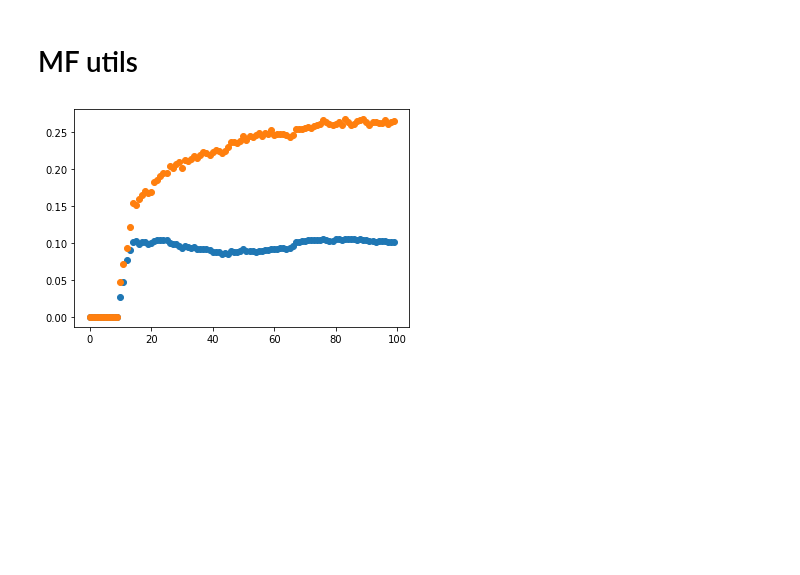
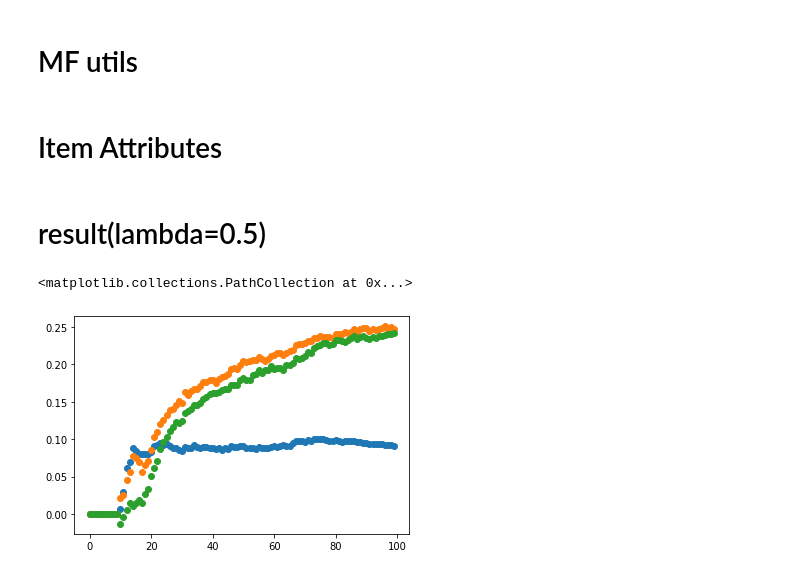
Before and after one commit to r09944035vsfu1/team12_recommendation, a Jupyter notebook: Simulation.ipynb, the cells around one changed output. Cells and saved outputs as stored; diff of their text form; code cells hidden in the pictures; blank space fills up the shorter version.

Commit message:
add calibration to simulation

```diff
--- a/Simulation.ipynb
+++ b/Simulation.ipynb
@@ -35,3 +38,5 @@ def train(user_item_table, bpr=None):
     return bpr
 def mf_neighnorhood(u_id, mf):
     return mf.similar_users(u_id)[1][0]
+# %% [markdown]
+# Item Attributes
@@ -118,5 +242,12 @@ for _ in range(10):
 plt.clf()
 plt.scatter(list(range(100)), np.array(jaccard_list).mean(axis=0)[:,0])
 plt.scatter(list(range(100)), np.array(jaccard_list).mean(axis=0)[:,1])
+plt.scatter(list(range(100)), np.array(jaccard_list).mean(axis=0)[:,2])
-# %% [output]
-[figure, removed]
+# %% [markdown]
+# result(lambda=0.5)
+# %%
+from IPython.display import Image
+Image(filename='simulation_result/offline_05.png')
+# %% [output]
+<matplotlib.collections.PathCollection at 0x...>
+[figure, added]
```
Also changed, not shown: parts of 10 cells of this notebook, 1 other file.
